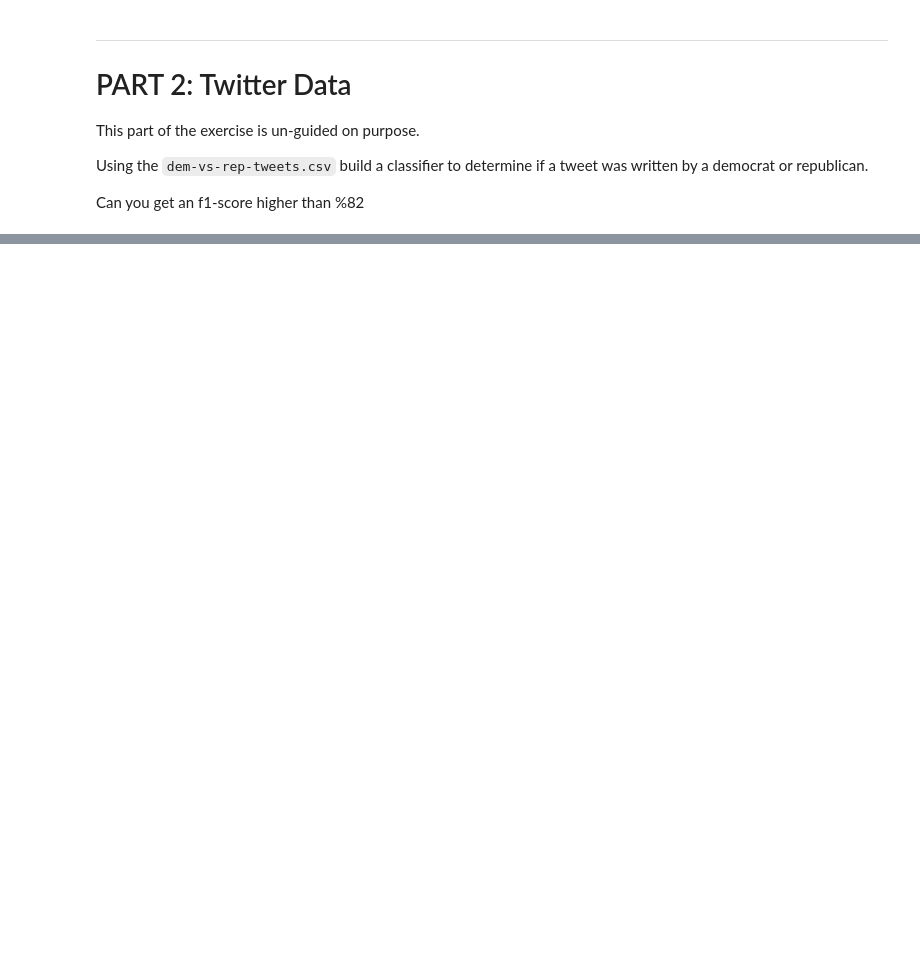
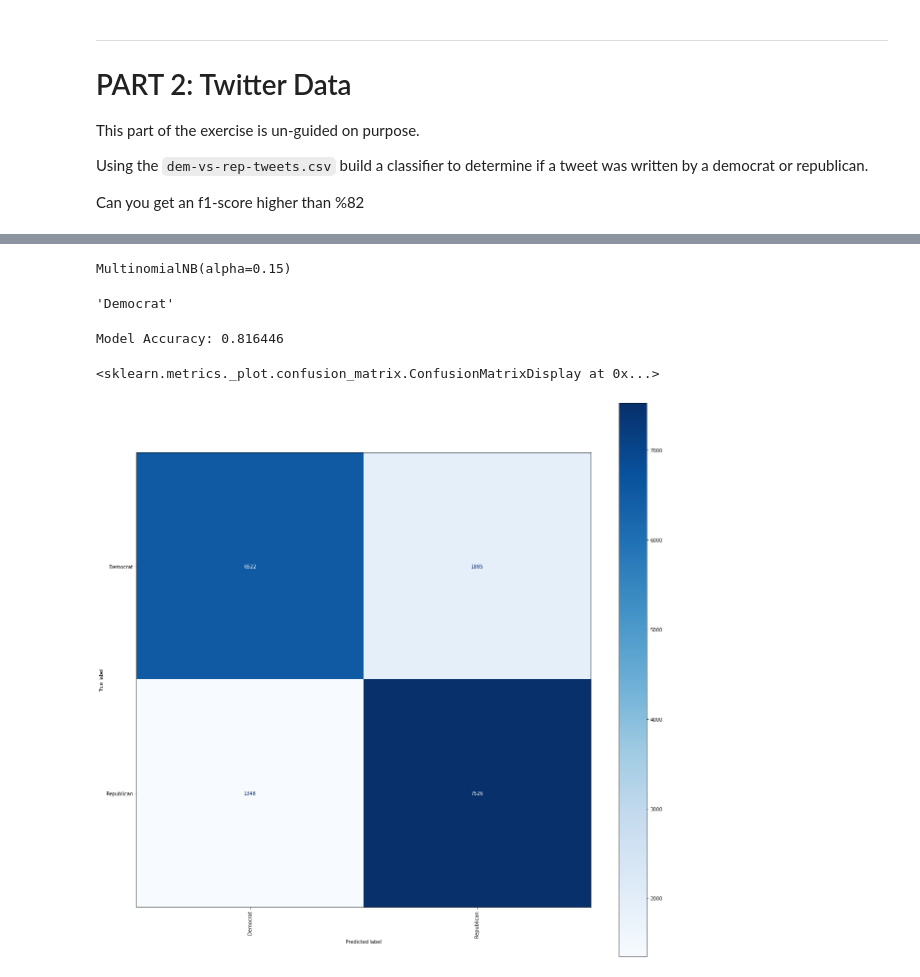
Before and after one commit to conor7276/2022-fall-data-science, a Jupyter notebook: Week-07-NLP/Exercise-NLP.ipynb, the cells around one changed output, grey strips where cells are left out. Cells and saved outputs as stored; diff of their text form; code cells hidden in the pictures; blank space fills up the shorter version.

```diff
--- a/Week-07-NLP/Exercise-NLP.ipynb
+++ b/Week-07-NLP/Exercise-NLP.ipynb
@@ -420,0 +492,7 @@ df = pd.read_csv('data/dem-vs-rep-tweets.csv')
+# %%
+#Using functions already made for text pre processing
+df2['Tweet_clean'] = df2['Tweet'].apply(pipeline_function)
+# %%
+# get tweets and parties
+X = df2['Tweet_clean'].values
+y = df2['Party'].values
@@ -420,0 +511,3 @@ df = pd.read_csv('data/dem-vs-rep-tweets.csv')
+# %%
+#initalize vectorizer
+vectorizer.fit(X_train)
@@ -420,0 +516,5 @@ df = pd.read_csv('data/dem-vs-rep-tweets.csv')
+# %%
+#transform data with vectorizer
+
+X_train = vectorizer.transform(X_train)
+X_test = vectorizer.transform(X_test)
@@ -420,0 +553,28 @@ df = pd.read_csv('data/dem-vs-rep-tweets.csv')
+# %%
+# fit model
+model2.fit(X_train, y_train)
+# %% [output]
+MultinomialNB(alpha=0.15)
+# %%
+#make predictions
+y_pred = model2.predict(X_test)
+y_pred[0]
+# %% [output]
+'Democrat'
+# %%
+#print accuracy
+accuracy = model2.score(X_test, y_test)
+print("Model Accuracy: %f" % accuracy)
+# %% [output]
+Model Accuracy: 0.816446
+# %%
+#plot data
+fig, ax = plt.subplots(figsize=(21,21))
+
+disp = plot_confusion_matrix(model, X_test, y_test, display_labels = model.classes_, cmap = plt.cm.Blues, ax = ax)
+
+plt.xticks(rotation=90)
+disp
+# %% [output]
+<sklearn.metrics._plot.confusion_matrix.ConfusionMatrixDisplay at 0x...>
+[figure, added]
```
Also changed, not shown: parts of 25 cells of this notebook.
